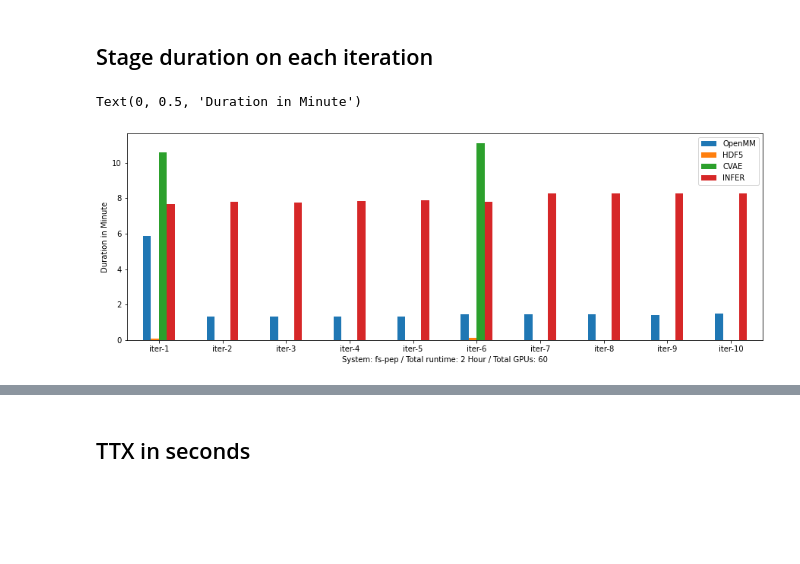
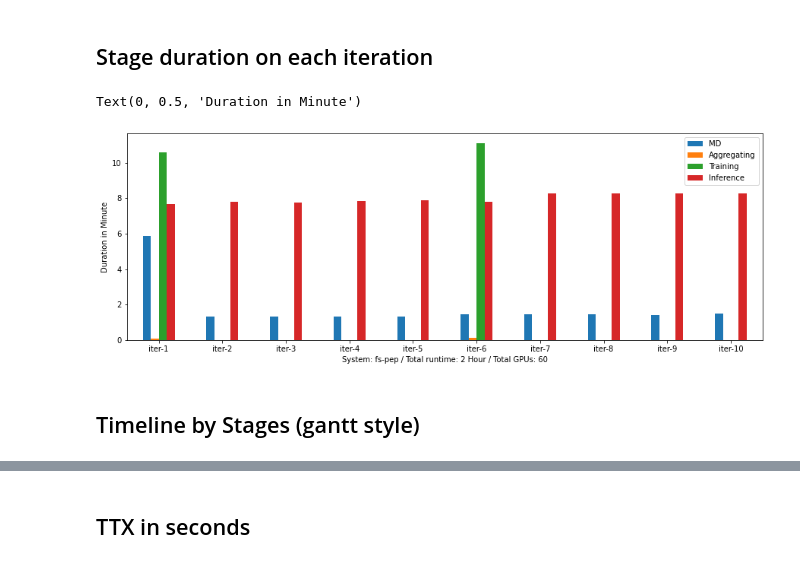
Before and after one commit to radical-experiments/deepdriveMD, a Jupyter notebook: analysis/fspep-performance.ipynb, the cells around one changed output, grey strips where cells are left out. Saved outputs shown, nothing was run; the diff lists cells and outputs as text; code cells hidden in the pictures; blank space fills up the shorter version.

Commit message:
fs-pep updated with gantt

```diff
--- a/analysis/fspep-performance.ipynb
+++ b/analysis/fspep-performance.ipynb
@@ -33,0 +73,28 @@ Text(0.5, 0, 'fs-pep/2hr/60GPUs')
+# %%
+tot = 0
+util = 0
+gpu_count = 60
+durations = {}
+for k, v in stages.items():
+    duration = v['etime'] - v['stime']
+    tot += duration
+    if v['sname'] == "MD":
+        util += duration
+    if v['sname'] == "aggregating":
+        util += duration*(1/gpu_count)
+    if v['sname'] == "learning":
+        util += duration*(6/gpu_count)
+    if v['sname'] == "scanning":
+        util += duration*(1/gpu_count)
+    try:
+        durations[v['sname']].append(duration)
+    except:
+        durations[v['sname']] = [duration]
+
+df = pd.DataFrame({"MD": sum(durations['MD'])/3600,
+                  "Aggregating":sum(durations['aggregating'])/3600,
+                  "Training":sum(durations['learning'])/3600,
+                  "Inference":sum(durations['scanning'])/3600},index=[''])
+ax=df.plot.bar(rot=0)
+ax.set_ylabel('Duration in Hour')
+ax.set_xlabel('fs-pep/2hrs/60GPUs')
@@ -34,2 +104,6 @@ Text(0.5, 0, 'fs-pep/2hr/60GPUs')
+# %%
+#manual adjustment
+durations['aggregating'] = [durations['aggregating'][0]] + [0,0,0,0] + [durations['aggregating'][1]] + [0,0,0,0]
+durations['learning'] = [durations['learning'][0]] + [0,0,0,0] + [durations['learning'][1]] + [0,0,0,0]
 # %% [markdown]
 ## Stage duration on each iteration
@@ -38,11 +110,14 @@ index = [ "iter-%s" % x for x in range(1,11) ]
 # %%
-df = pd.DataFrame({"OpenMM": [ x / 60 for x in res['md']],
-                  "HDF5":[ x / 60 for x in res['hdf5']],
-                  "CVAE":[ x / 60 for x in res['cvae']],
-                  "INFER":[ x / 60 for x in res['infer']]}, index=index)
+index = [ "iter-%s" % x for x in range(1,11) ]
+df = pd.DataFrame({"MD": [ x / 60 for x in durations['MD']],
+                  "Aggregating":[ x / 60 for x in durations['aggregating']],
+                  "Training":[ x / 60 for x in durations['learning']],
+                  "Inference":[ x / 60 for x in durations['scanning']]}, index=index)
 ax=df.plot.bar(rot=0,figsize=(15,5))
 ax.set_xlabel("System: fs-pep / Total runtime: 2 Hour / Total GPUs: 60")
 ax.set_ylabel('Duration in Minute')
 # %% [output]
 Text(0, 0.5, 'Duration in Minute')
-[figure, old version]
+[figure, new version]
+# %% [markdown]
+## Timeline by Stages (gantt style)
```
Also changed, not shown: parts of 15 cells of this notebook.
